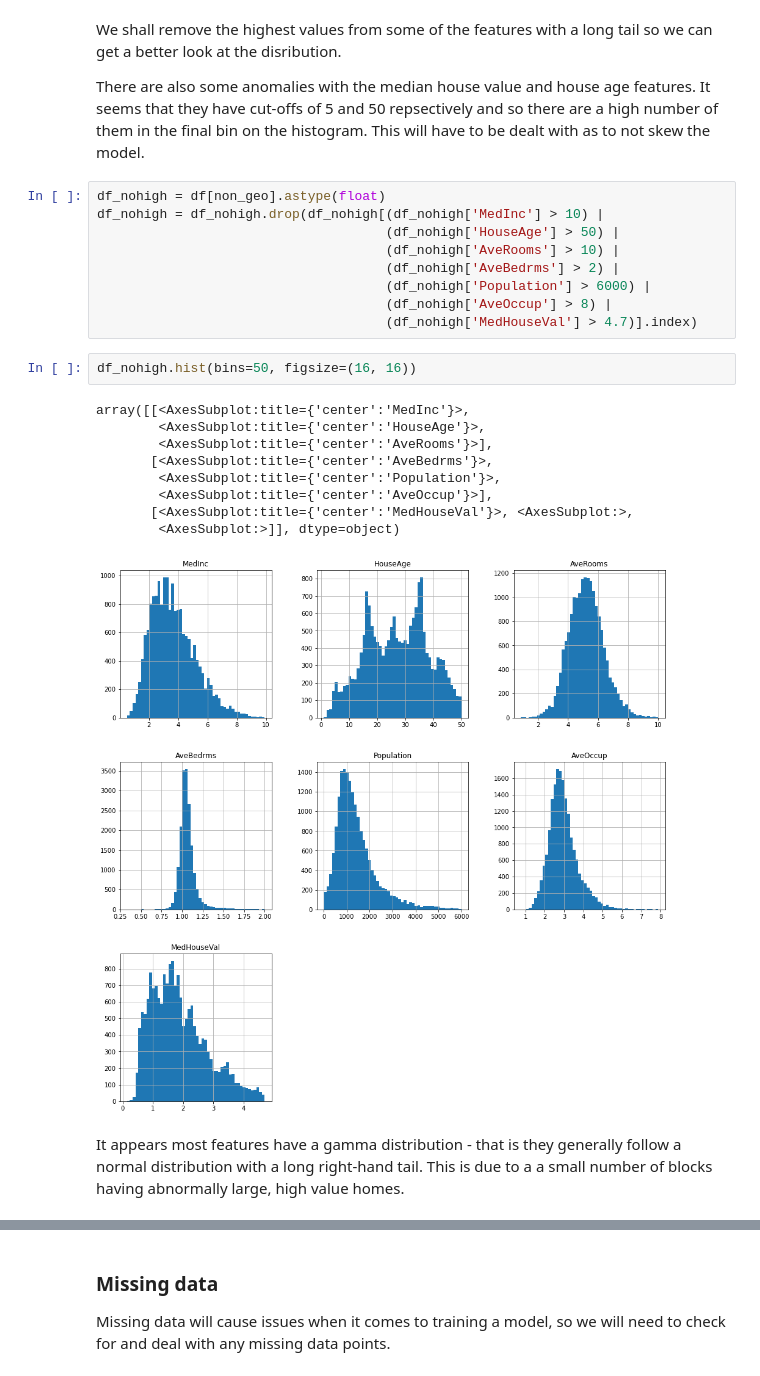
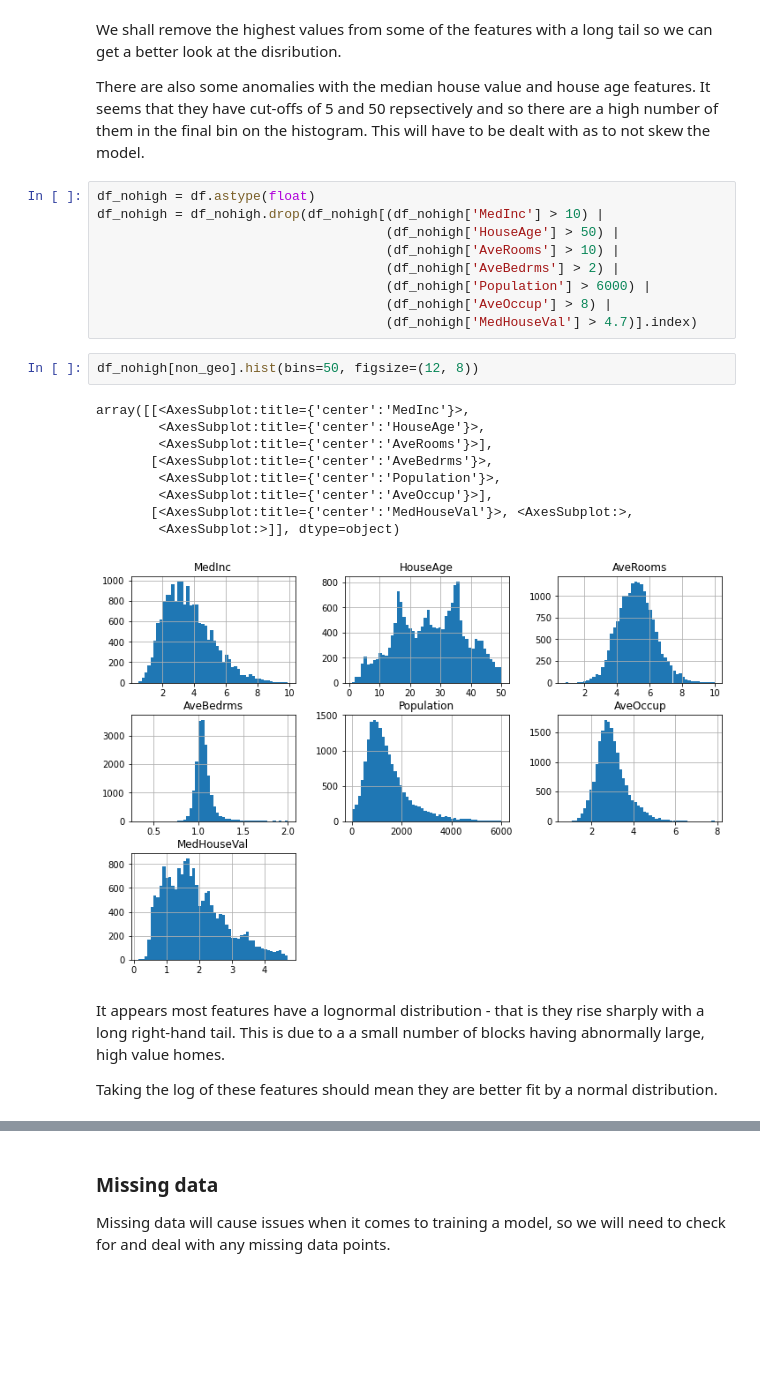
Before and after one commit to kaihulme/ml-analysis, a Jupyter notebook: notebooks/03_regression.ipynb, the cells around one changed output, grey strips where cells are left out. Cells and saved outputs as stored; diff of their text form; blank space fills up the shorter version.

```diff
--- a/notebooks/03_regression.ipynb
+++ b/notebooks/03_regression.ipynb
@@ -164,7 +163,7 @@ We shall remove the highest values from some of the features with a long tail so
 
 There are also some anomalies with the median house value and house age features. It seems that they have cut-offs of 5 and 50 repsectively and so there are a high number of them in the final bin on the histogram. This will have to be dealt with as to not skew the model.
 # %%
-df_nohigh = df[non_geo].astype(float)
+df_nohigh = df.astype(float)
 df_nohigh = df_nohigh.drop(df_nohigh[(df_nohigh['MedInc'] > 10) |
                                      (df_nohigh['HouseAge'] > 50) |
                                      (df_nohigh['AveRooms'] > 10) |
@@ -173,16 +172,18 @@ df_nohigh = df_nohigh.drop(df_nohigh[(df_nohigh['MedInc'] > 10) |
                                      (df_nohigh['AveOccup'] > 8) |
                                      (df_nohigh['MedHouseVal'] > 4.7)].index)
 # %%
-df_nohigh.hist(bins=50, figsize=(16, 16))
+df_nohigh[non_geo].hist(bins=50, figsize=(12, 8))
 # %% [output]
 array([[<AxesSubplot:title={'center':'MedInc'}>,
         <AxesSubplot:title={'center':'HouseAge'}>,
         <AxesSubplot:title={'center':'AveRooms'}>],
        [<AxesSubplot:title={'center':'AveBedrms'}>,
         <AxesSubplot:title={'center':'Population'}>,
         <AxesSubplot:title={'center':'AveOccup'}>],
        [<AxesSubplot:title={'center':'MedHouseVal'}>, <AxesSubplot:>,
         <AxesSubplot:>]], dtype=object)
-[figure, old version]
+[figure, new version]
 # %% [markdown]
-It appears most features have a gamma distribution - that is they generally follow a normal distribution with a long right-hand tail. This is due to a a small number of blocks having abnormally large, high value homes.
+It appears most features have a lognormal distribution - that is they rise sharply with a long right-hand tail. This is due to a a small number of blocks having abnormally large, high value homes.
+
+Taking the log of these features should mean they are better fit by a normal distribution.
```
Also changed, not shown: parts of 71 cells of this notebook, 3 other files.
